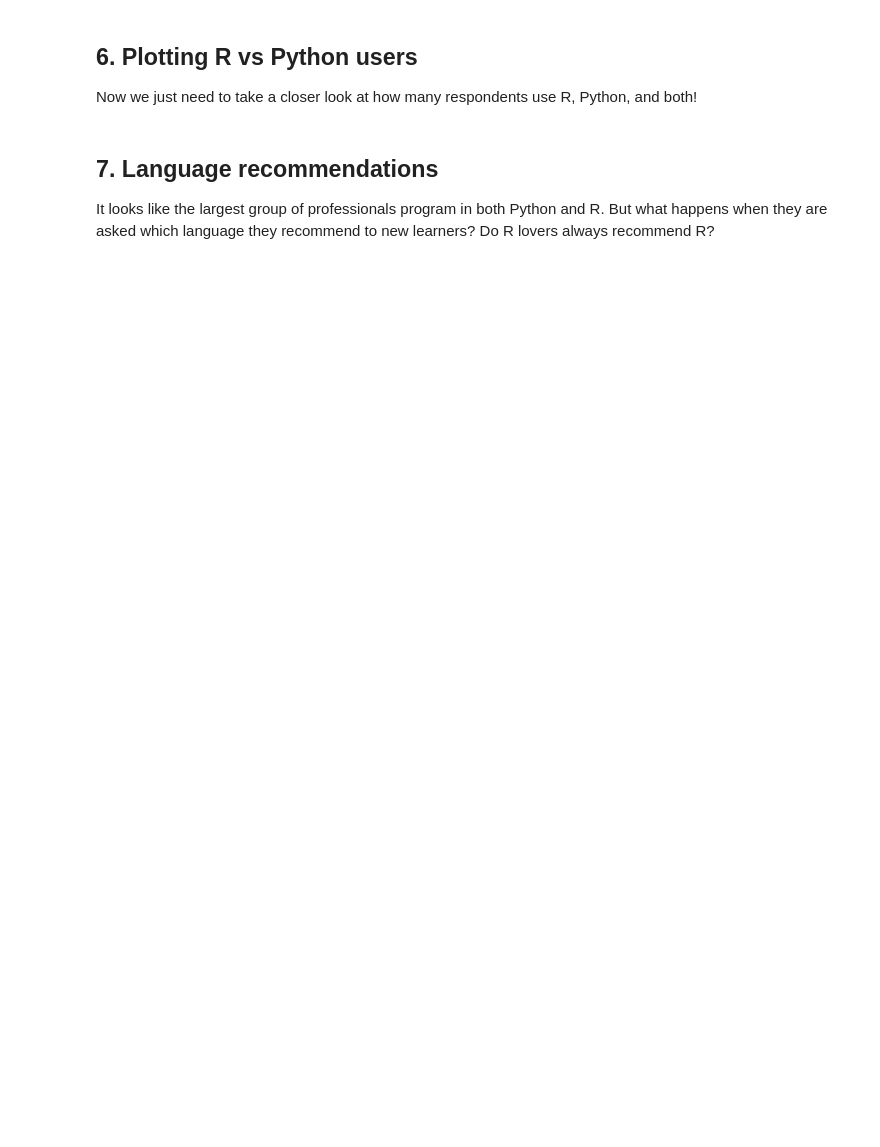
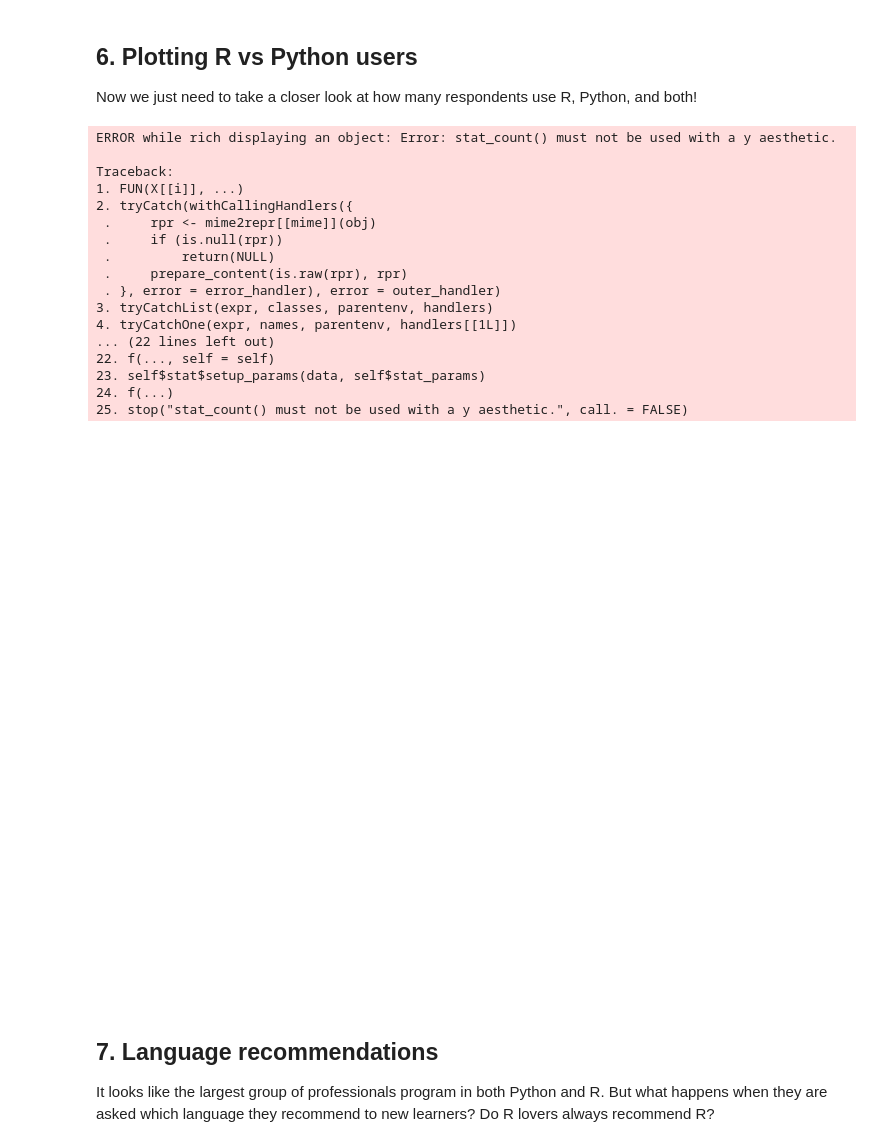
Before and after one commit to skhiearth/DataCamp-Exploring-the-Kaggle-Data-Science-Survey, a Jupyter notebook: notebook.ipynb, the cells around one changed output. Drawn from its saved outputs; the diff is of its cells as text; code cells hidden in the pictures; blank space fills up the shorter version.

```diff
--- a/notebook.ipynb
+++ b/notebook.ipynb
@@ -93,14 +99,17 @@ ggplot(tool_count, aes(x = reorder(work_tools, Count), y = Count)) +
 <p>Within the field of data science, there is a lot of debate among professionals about whether R or Python should reign supreme. You can see from our last figure that R and Python are the two most commonly used languages, but it's possible that many respondents use both R and Python. Let's take a look at how many people use R, Python, and both tools.</p>
 # %%
 # Create a new data frame called debate_tools
-debate_tools <- ....
+debate_tools <- responses
 
 # Creat a new column called language preference
 debate_tools <- debate_tools  %>%
-   mutate(language_preference = case_when(
-       # .... YOUR CODE FOR TASK 5 ....
-   ))
+   mutate(language_preference = case_when (
+        grepl(LanguageRecommendationSelect, pattern = "R") & !grepl(LanguageRecommendationSelect, pattern = "Python") ~ "R",
+        grepl(LanguageRecommendationSelect, pattern = "R") & grepl(LanguageRecommendationSelect, pattern = "Python") ~ "both",
+        !grepl(LanguageRecommendationSelect, pattern = "R") & grepl(LanguageRecommendationSelect, pattern = "Python") ~ "Python",
+        TRUE ~ "neither")
+   )
 
 # Print the first 6 rows
-# .... YOUR CODE FOR TASK 5 ....
+head(debate_tools)
 # %% [output]
@@ -110,16 +125,34 @@ ERROR: Error in eval(expr, envir, enclos): object '....' not found
 <p>Now we just need to take a closer look at how many respondents use R, Python, and both!</p>
 # %%
 # Create a new data frame
-debate_plot <- ....
+debate_plot <- debate_tools
 
 # Group by language preference, calculate number of responses, and remove "neither"
 debate_plot <- debate_plot  %>%
-   group_by(....)  %>%
-   # .... YOUR CODE FOR TASK 6 ....  %>%
-    filter(....)
+   group_by(language_preference)  %>% summarise(Count = n())%>%
+    filter(language_preference != "neither")
 
 # Create a bar chart
-# .... YOUR CODE FOR TASK 6 ....
+ggplot(debate_plot, aes(language_preference, Count)) + geom_bar()
+# %% [output]
+ERROR while rich displaying an object: Error: stat_count() must not be used with a y aesthetic.
+
+Traceback:
+1. FUN(X[[i]], ...)
+2. tryCatch(withCallingHandlers({
+ .     rpr <- mime2repr[[mime]](obj)
+ .     if (is.null(rpr))
+ .         return(NULL)
+ .     prepare_content(is.raw(rpr), rpr)
+ . }, error = error_handler), error = outer_handler)
+3. tryCatchList(expr, classes, parentenv, handlers)
+4. tryCatchOne(expr, names, parentenv, handlers[[1L]])
+... (22 lines left out)
+22. f(..., self = self)
+23. self$stat$setup_params(data, self$stat_params)
+24. f(...)
+25. stop("stat_count() must not be used with a y aesthetic.", call. = FALSE)
+[figure, added]
 # %% [markdown]
 ## 7. Language recommendations
 <p>It looks like the largest group of professionals program in both Python and R. But what happens when they are asked which language they recommend to new learners? Do R lovers always recommend R?</p>
```
Also changed, not shown: parts of 4 cells of this notebook.
